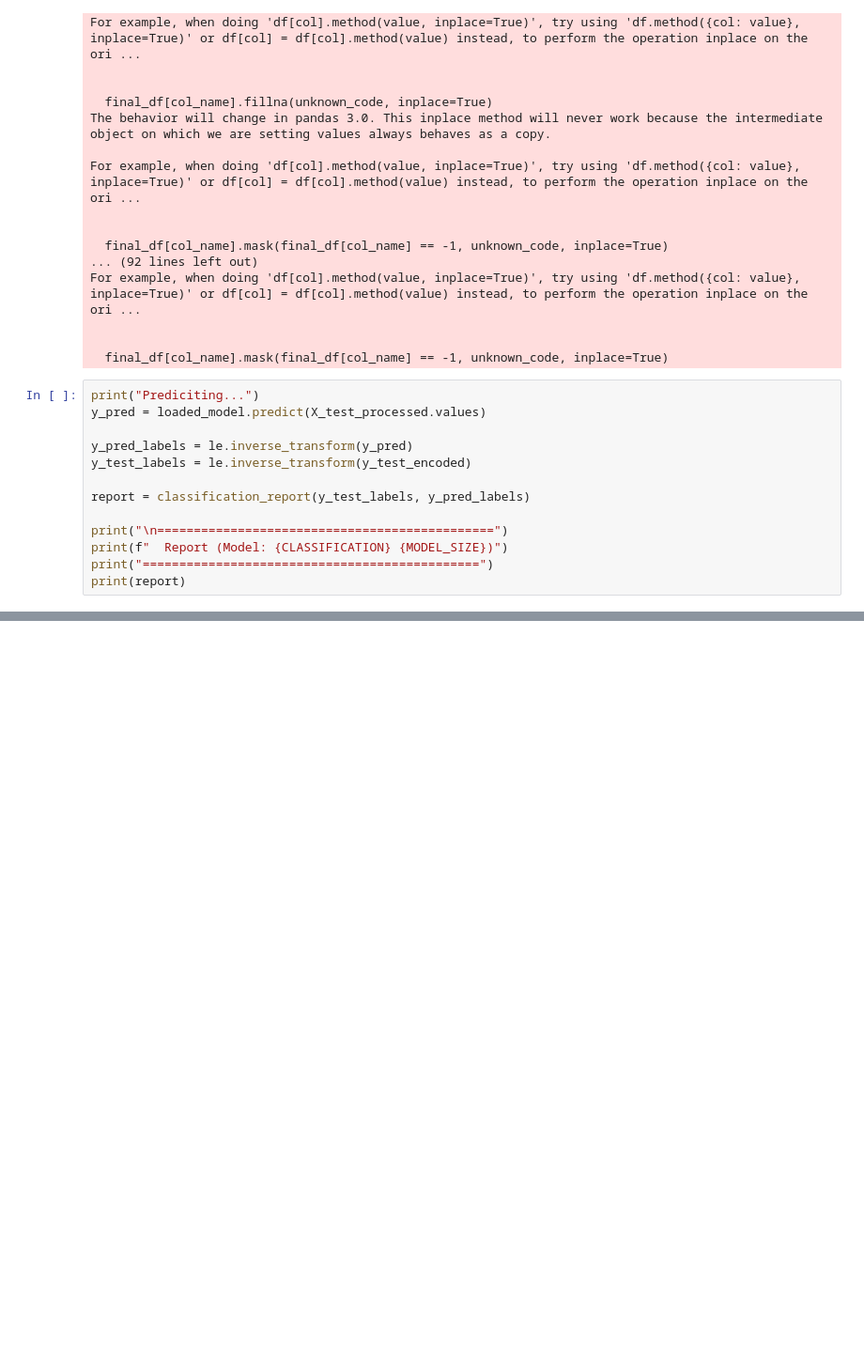
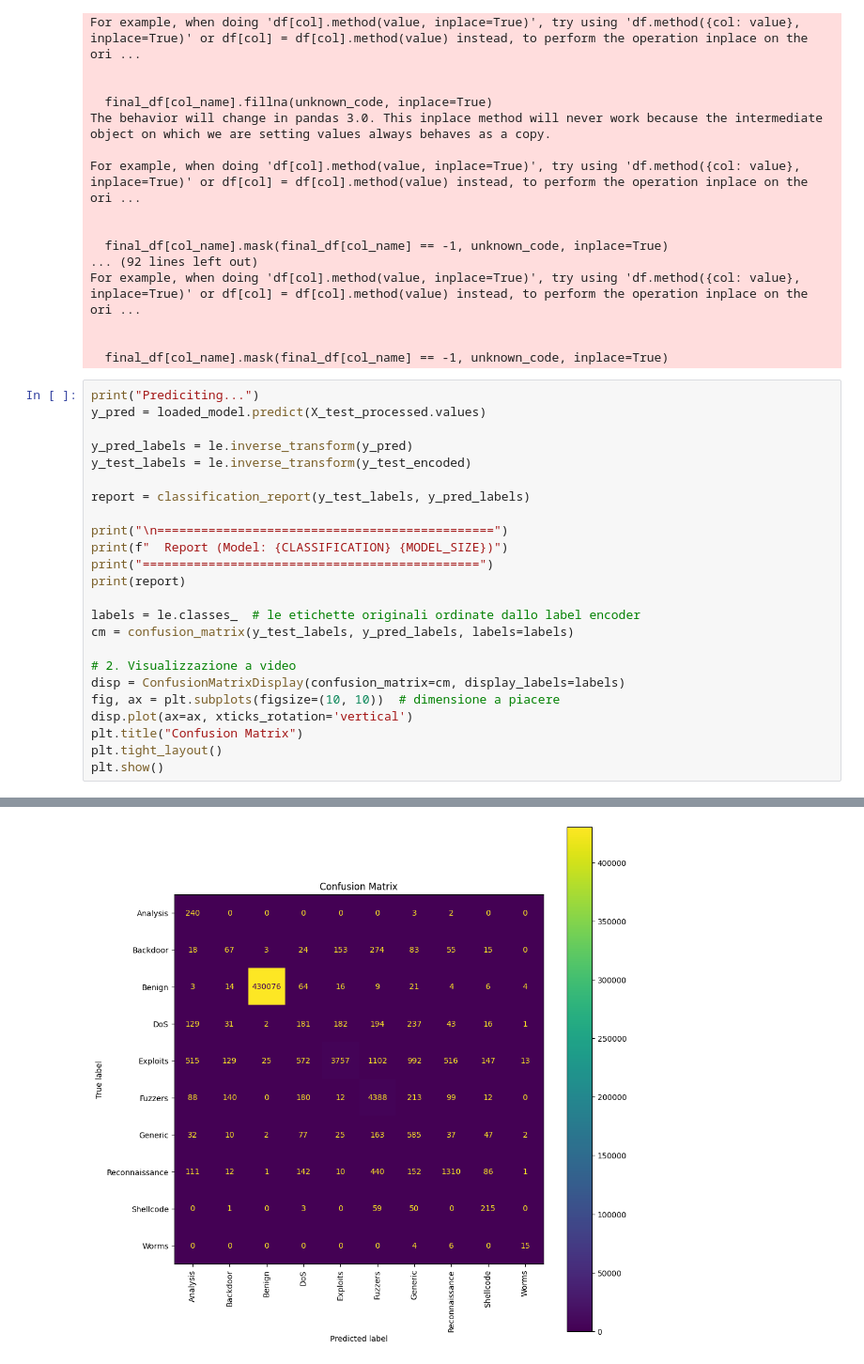
Before and after one commit to mat-riboni/neural-tabular-intrusion-detection-system, a Jupyter notebook: notebooks/eval_multiclass_balanced.ipynb, the cells around one changed output, grey strips where cells are left out. Shown: that part at 94% size. Drawn from its saved outputs; the diff is of its cells as text; blank space fills up the shorter version.

Commit message:
confusion matrix

```diff
--- a/notebooks/eval_multiclass_balanced.ipynb
+++ b/notebooks/eval_multiclass_balanced.ipynb
@@ -84,30 +84,42 @@ For example, when doing 'df[col].method(value, inplace=True)', try using 'df.met
 print("Prediciting...")
 y_pred = loaded_model.predict(X_test_processed.values)
 
 y_pred_labels = le.inverse_transform(y_pred)
 y_test_labels = le.inverse_transform(y_test_encoded)
 
 report = classification_report(y_test_labels, y_pred_labels)
 
 print("\n==============================================")
 print(f"  Report (Model: {CLASSIFICATION} {MODEL_SIZE})")
 print("==============================================")
 print(report)
+
+labels = le.classes_  # le etichette originali ordinate dallo label encoder
+cm = confusion_matrix(y_test_labels, y_pred_labels, labels=labels)
+
+# 2. Visualizzazione a video
+disp = ConfusionMatrixDisplay(confusion_matrix=cm, display_labels=labels)
+fig, ax = plt.subplots(figsize=(10, 10))  # dimensione a piacere
+disp.plot(ax=ax, xticks_rotation='vertical')
+plt.title("Confusion Matrix")
+plt.tight_layout()
+plt.show()
 # %% [output]
 Prediciting...
 
 ==============================================
   Report (Model: multiclass small)
 ==============================================
                 precision    recall  f1-score   support
 
       Analysis       0.21      0.98      0.35       245
       Backdoor       0.17      0.10      0.12       692
         Benign       1.00      1.00      1.00    430217
            DoS       0.15      0.18      0.16      1016
       Exploits       0.90      0.48      0.63      7768
 ... (5 lines left out)
 
       accuracy                           0.98    448668
      macro avg       0.48      0.60      0.49    448668
   weighted avg       0.99      0.98      0.98    448668
+[figure, added]
```
Also changed, not shown: parts of 1 cell of this notebook.
